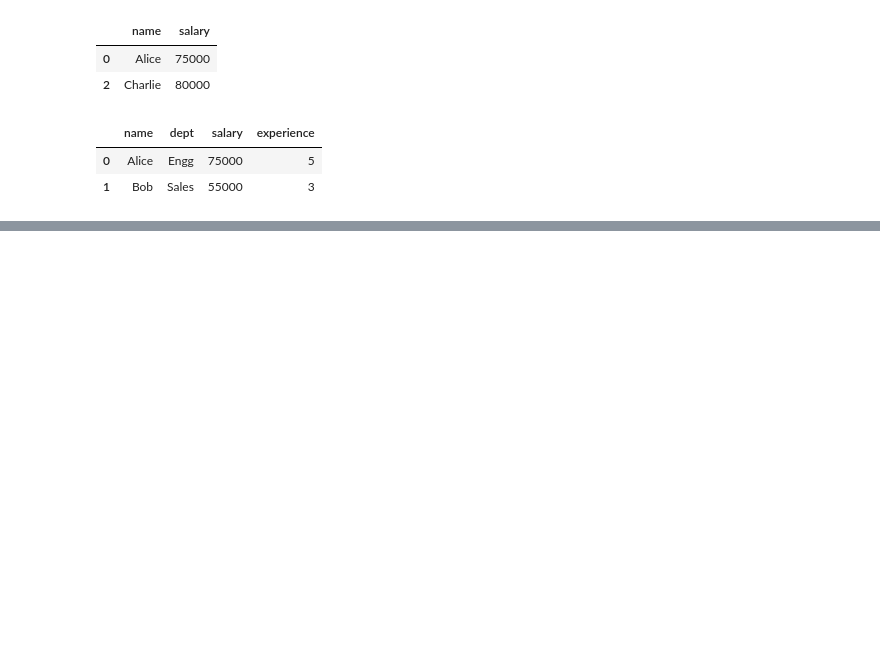
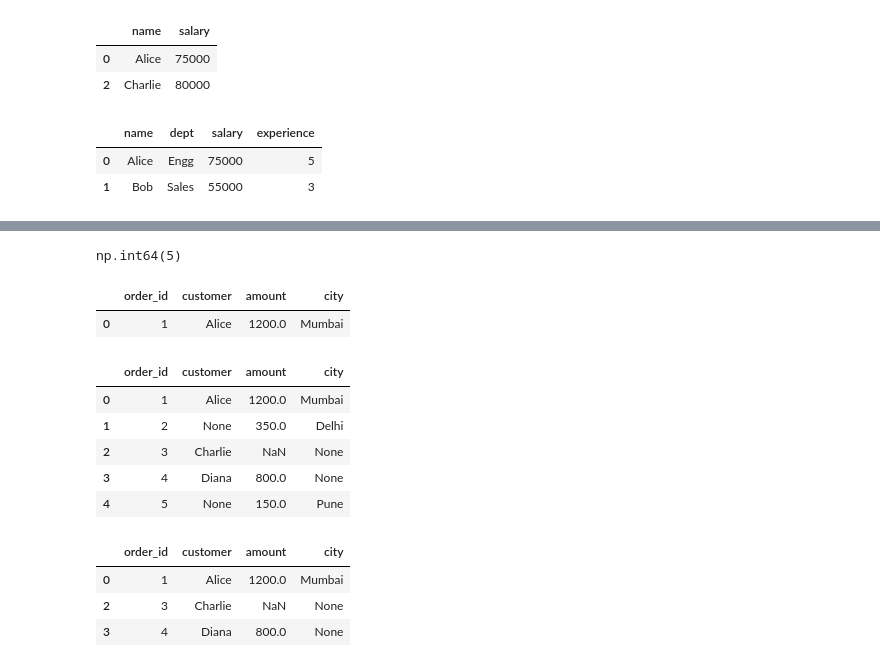
Before and after one commit to Obulreddy0/pandas_practise, a Jupyter notebook: pandas_practise.ipynb, the cells around one changed output, grey strips where cells are left out. Saved outputs shown, nothing was run; the diff lists cells and outputs as text; code cells hidden in the pictures; blank space fills up the shorter version.

```diff
--- a/pandas_practise.ipynb
+++ b/pandas_practise.ipynb
@@ -1097,0 +1351,28 @@ df.iloc[0:2]   # returns rows 0, 1     → EXCLUSIVE (like Python)
+# %%
+df.isnull().sum().sum()
+# %% [output]
+np.int64(5)
+# %%
+# Drop rows where ANY column has NaN
+df.dropna()
+# %% [output]
+|  | order_id | customer | amount | city |
+| 0 | 1 | Alice | 1200.0 | Mumbai |
+# %%
+# Drop rows where ALL columns are NaN
+df.dropna(how="all")
+# %% [output]
+|  | order_id | customer | amount | city |
+| 0 | 1 | Alice | 1200.0 | Mumbai |
+| 1 | 2 | None | 350.0 | Delhi |
+| 2 | 3 | Charlie | NaN | None |
+| 3 | 4 | Diana | 800.0 | None |
+| 4 | 5 | None | 150.0 | Pune |
+# %%
+# Drop rows only if specific column is NaN
+df.dropna(subset=["customer"])
+# %% [output]
+|  | order_id | customer | amount | city |
+| 0 | 1 | Alice | 1200.0 | Mumbai |
+| 2 | 3 | Charlie | NaN | None |
+| 3 | 4 | Diana | 800.0 | None |
```
Also changed, not shown: parts of 53 cells of this notebook.
